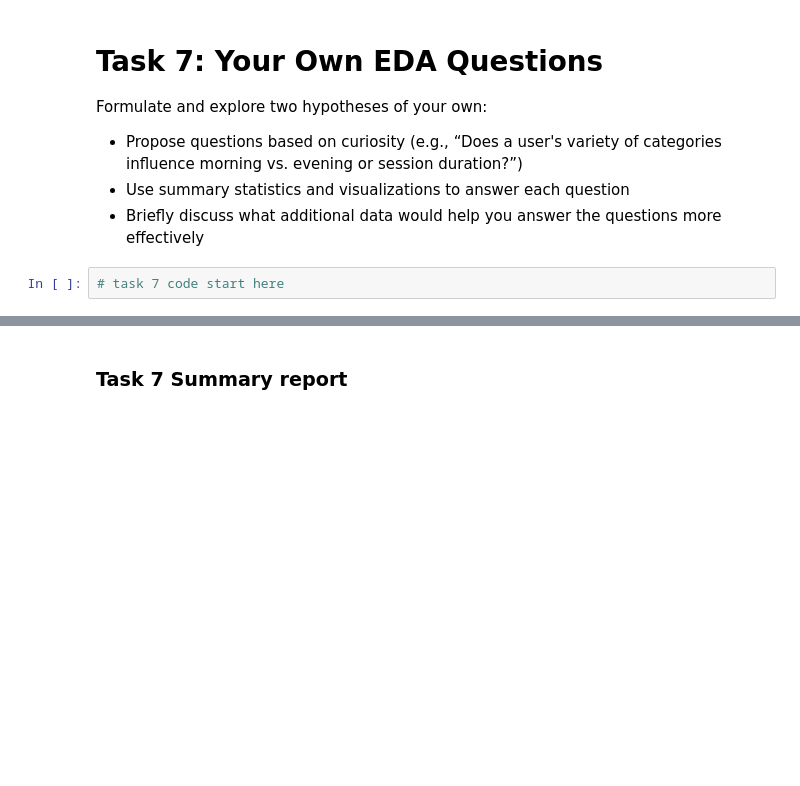
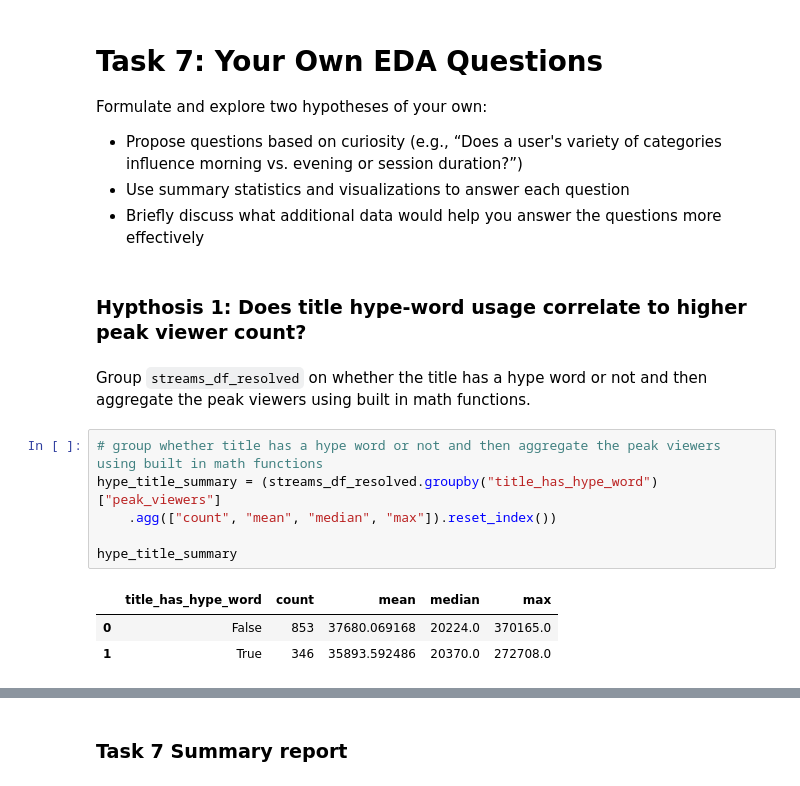
Before and after one commit to cda79/IAT461-Assignment01, a Jupyter notebook: IAT461-Assignment01-Scaffold.ipynb, the cells around one changed output, grey strips where cells are left out. Cells and saved outputs as stored; diff of their text form; blank space fills up the shorter version.

Commit message:
task 7

```diff
--- a/IAT461-Assignment01-Scaffold.ipynb
+++ b/IAT461-Assignment01-Scaffold.ipynb
@@ -1521,5 +1534,17 @@ Formulate and explore two hypotheses of your own:
 - Propose questions based on curiosity (e.g., “Does a user's variety of categories influence morning vs. evening or session duration?”)
 - Use summary statistics and visualizations to answer each question
 - Briefly discuss what additional data would help you answer the questions more effectively
+# %% [markdown]
+### Hypthosis 1: Does title hype-word usage correlate to higher peak viewer count?
+# %% [markdown]
+Group `streams_df_resolved` on whether the title has a hype word or not and then aggregate the peak viewers using built in math functions.
 # %%
-# task 7 code start here
+# group whether title has a hype word or not and then aggregate the peak viewers using built in math functions
+hype_title_summary = (streams_df_resolved.groupby("title_has_hype_word")["peak_viewers"]
+    .agg(["count", "mean", "median", "max"]).reset_index())
+
+hype_title_summary
+# %% [output]
+|  | title_has_hype_word | count | mean | median | max |
+| 0 | False | 853 | 37680.069168 | 20224.0 | 370165.0 |
+| 1 | True | 346 | 35893.592486 | 20370.0 | 272708.0 |
```
Also changed, not shown: parts of 8 cells of this notebook.
